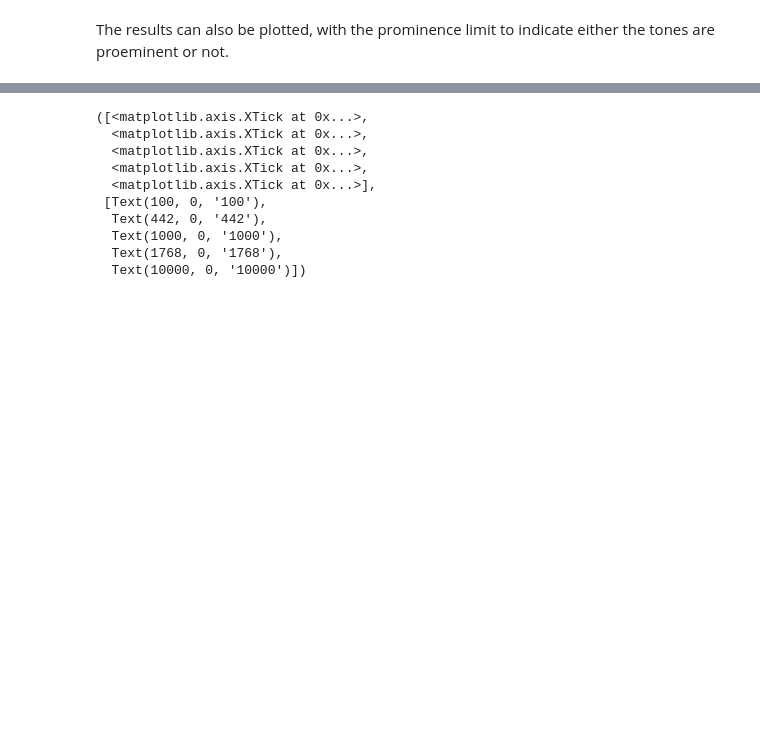
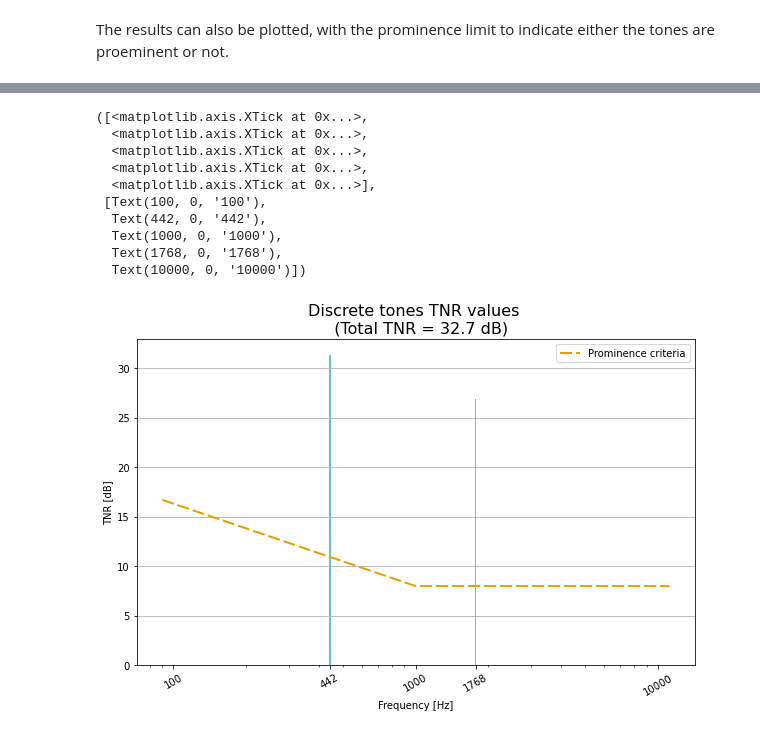
Before and after one commit to Eomys/MoSQITo, a Jupyter notebook: tutorials/tuto_TNR_PR.ipynb, the cells around one changed output, grey strips where cells are left out. Drawn from its saved outputs; the diff is of its cells as text; code cells hidden in the pictures; blank space fills up the shorter version.

```diff
--- a/tutorials/tuto_TNR_PR.ipynb
+++ b/tutorials/tuto_TNR_PR.ipynb
@@ -226,10 +222,10 @@ for i in range(len(freqs)):
         limit[i] = 8
 
 # Plot
-plt.figure()
+plt.figure(figsize=(10,6))
 plt.plot(freqs, limit, color='#e69f00', linewidth=2,dashes=[6,2],label='Prominence criteria')
 plt.bar(tnr['freqs'], tnr['values'],width=10, color='#69c3c5')
-#plt.legend(fontsize=16)
+plt.legend(fontsize=16)
 plt.grid(axis='y')
 plt.ylabel("TNR [dB]")
 
@@ -250,10 +244,11 @@ plt.xticks(xticks_pos, labels=xticks_label, rotation = 30)
 ([<matplotlib.axis.XTick at 0x...>,
   <matplotlib.axis.XTick at 0x...>,
   <matplotlib.axis.XTick at 0x...>,
   <matplotlib.axis.XTick at 0x...>,
   <matplotlib.axis.XTick at 0x...>],
  [Text(100, 0, '100'),
   Text(442, 0, '442'),
   Text(1000, 0, '1000'),
   Text(1768, 0, '1768'),
   Text(10000, 0, '10000')])
+[figure, added]
```
Also changed, not shown: parts of 6 cells of this notebook.
